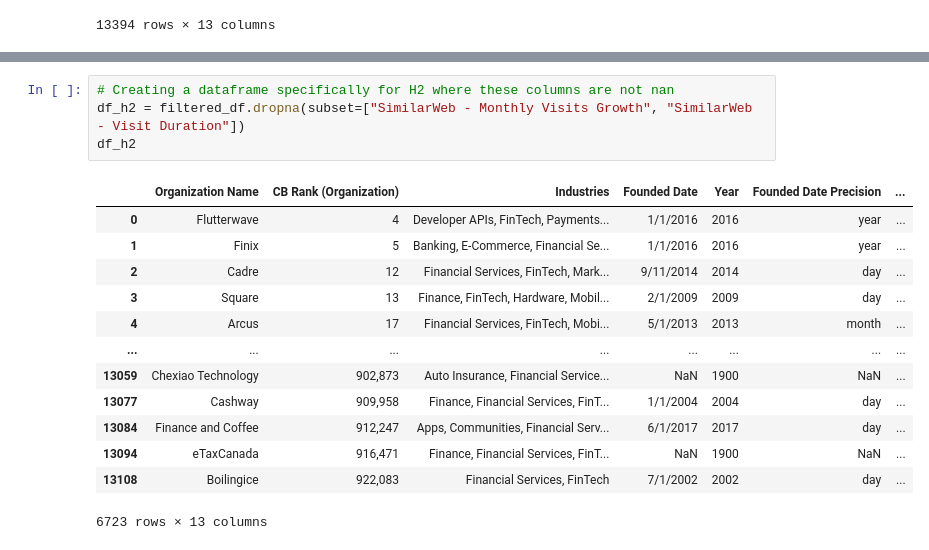
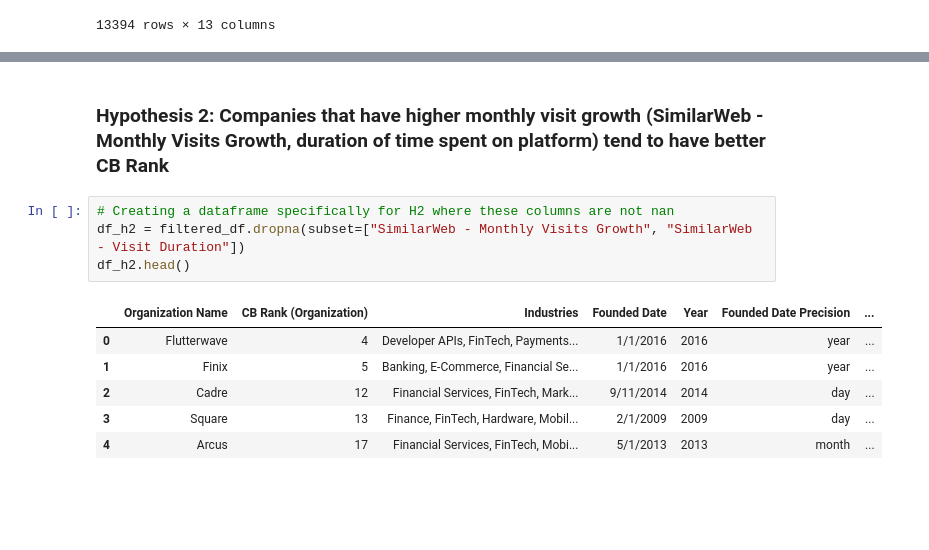
Before and after one commit to kimvkemenade/SBM_team16, a Jupyter notebook: EDA.ipynb, the cells around one changed output, grey strips where cells are left out. Saved outputs shown, nothing was run; the diff lists cells and outputs as text; blank space fills up the shorter version.

```diff
--- a/EDA.ipynb
+++ b/EDA.ipynb
@@ -106,18 +154,13 @@ df_h1
+# %% [markdown]
+### Hypothesis 2: Companies that have higher monthly visit growth (SimilarWeb - Monthly Visits Growth, duration of time spent on platform) tend to have better CB Rank
 # %%
 # Creating a dataframe specifically for H2 where these columns are not nan
 df_h2 = filtered_df.dropna(subset=["SimilarWeb - Monthly Visits Growth", "SimilarWeb - Visit Duration"])
-df_h2
+df_h2.head()
 # %% [output]
 |  | Organization Name | CB Rank (Organization) | Industries | Founded Date | Year | Founded Date Precision | ... |
 | 0 | Flutterwave | 4 | Developer APIs, FinTech, Payments... | 1/1/2016 | 2016 | year | ... |
 | 1 | Finix | 5 | Banking, E-Commerce, Financial Se... | 1/1/2016 | 2016 | year | ... |
 | 2 | Cadre | 12 | Financial Services, FinTech, Mark... | 9/11/2014 | 2014 | day | ... |
 | 3 | Square | 13 | Finance, FinTech, Hardware, Mobil... | 2/1/2009 | 2009 | day | ... |
 | 4 | Arcus | 17 | Financial Services, FinTech, Mobi... | 5/1/2013 | 2013 | month | ... |
-| ... | ... | ... | ... | ... | ... | ... | ... |
-| 13059 | Chexiao Technology | 902,873 | Auto Insurance, Financial Service... | NaN | 1900 | NaN | ... |
-| 13077 | Cashway | 909,958 | Finance, Financial Services, FinT... | 1/1/2004 | 2004 | day | ... |
-| 13084 | Finance and Coffee | 912,247 | Apps, Communities, Financial Serv... | 6/1/2017 | 2017 | day | ... |
-| 13094 | eTaxCanada | 916,471 | Finance, Financial Services, FinT... | NaN | 1900 | NaN | ... |
-| 13108 | Boilingice | 922,083 | Financial Services, FinTech | 7/1/2002 | 2002 | day | ... |
-6723 rows × 13 columns
```
Also changed, not shown: parts of 15 cells of this notebook.
